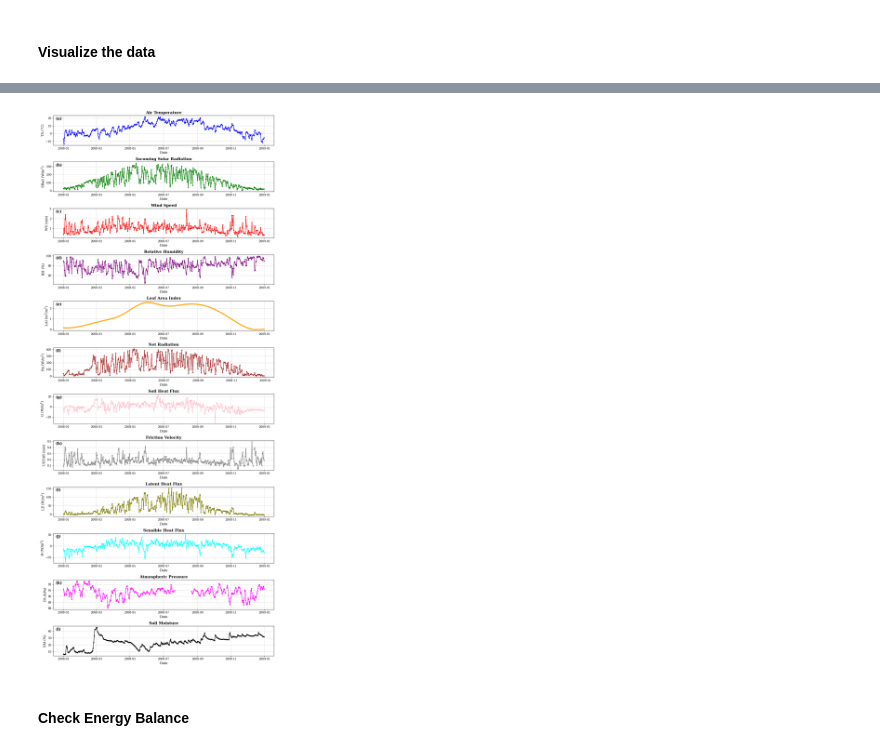
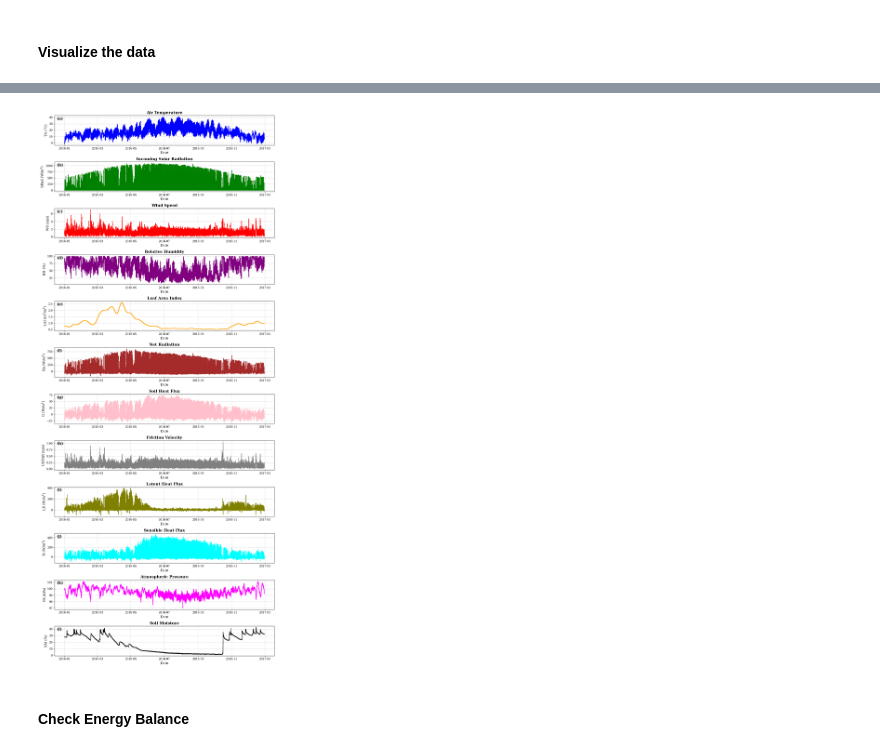
Before and after one commit to praghav444/CEE491-591-Process-Hydrology-Tutorials, a Jupyter notebook: Penman-Monteith-based-ET-Modeling-Tutorial.ipynb, the cells around one changed output, grey strips where cells are left out. Saved outputs shown, nothing was run; the diff lists cells and outputs as text; code cells hidden in the pictures.

```diff
--- a/Penman-Monteith-based-ET-Modeling-Tutorial.ipynb
+++ b/Penman-Monteith-based-ET-Modeling-Tutorial.ipynb
@@ -229,11 +231,10 @@ from google.colab import drive
 import subprocess
 
 data_dir = "Sample_Input_Data_CE_491"
-file_name = "Sample_data.csv"
+file_name = "Sample_data_US_Var.csv"
 os.makedirs(data_dir, exist_ok=True)
-
-drive_url = "https://drive.google.com/file/d/1DcuLgLEi7wWdwC57Sw1JQX2QVRme17TE/view?usp=sharing"
-folder_id = "1DcuLgLEi7wWdwC57Sw1JQX2QVRme17TE"
+drive_url = "https://drive.google.com/file/d/1aBIAfwFGaXMncdsVg8XwNVpIoMzIpIbT/view?usp=sharing"
+folder_id = "1aBIAfwFGaXMncdsVg8XwNVpIoMzIpIbT"
 #!gdown --folder https://drive.google.com/drive/folders/{folder_id} -O {data_dir} # When downlaoding a directory
 !gdown https://drive.google.com/uc?id={folder_id} -O {data_dir}/{file_name}    # Single File
 print(f"Data downloaded to: {os.path.abspath(data_dir)}")
@@ -244,6 +245,6 @@ To: /content/Sample_Input_Data_CE_491/Sample_data.csv
 Data downloaded to: /content/Sample_Input_Data_CE_491
 # %%
-data = pd.read_csv(os.path.join(data_dir,"Sample_data.csv"))
-data['DateTime'] = pd.to_datetime(data['DateTime'], format="%Y-%m-%d")
+data = pd.read_csv(os.path.join(data_dir,file_name))
+data['DateTime'] = pd.to_datetime(data['DateTime'])
 data = data.set_index(data['DateTime'])
 data = data.drop(columns=['DateTime'])
@@ -304,35 +291,35 @@ meta_data = {
     'H': {'name': 'Sensible Heat Flux', 'unit': '(W/m$^2$)'},
     'PA': {'name': 'Atmospheric Pressure', 'unit': '(kPa)'},
     'SM': {'name': 'Soil Moisture', 'unit': '(%)'}
 }
 
 colors = ['blue', 'green', 'red', 'purple', 'orange', 'brown', 'pink', 'gray', 'olive', 'cyan', 'magenta', 'black', 'yellow', 'teal']
 
 plt.figure(figsize=(12, 28))
 
 for i, column in enumerate(data.columns, 1):
     ax = plt.subplot(len(data.columns), 1, i)
-    plt.plot(data.index, data[column], color=colors[i-1], linestyle='-', marker='o', markersize=3)
+    plt.plot(data.index, data[column], color=colors[i-1], linestyle='-', marker='o', markersize=1)
 
     panel_label = string.ascii_lowercase[i-1]
     plt.text(0.01, 0.95, f'({panel_label})', transform=ax.transAxes,
              fontsize=14, fontweight='bold', va='top')
 
     info = meta_data.get(column, {'name': column, 'unit': ''})
 
     plt.xlabel('Date', fontsize=12)
     plt.ylabel(f'{column} {info["unit"]}', fontsize=12)
 
     plt.title(f'{info["name"]}', fontsize=14, fontweight='bold')
 
     plt.xticks(fontsize=10)
     plt.yticks(fontsize=10)
     plt.grid(True, linestyle='--', alpha=0.7)
 
 plt.tight_layout()
 plt.show()
 # %% [output]
-[figure, old version]
+[figure, new version]
 # %% [markdown]
 #### **Check Energy Balance**
 # %%
```
Also changed, not shown: parts of 8 cells of this notebook.
